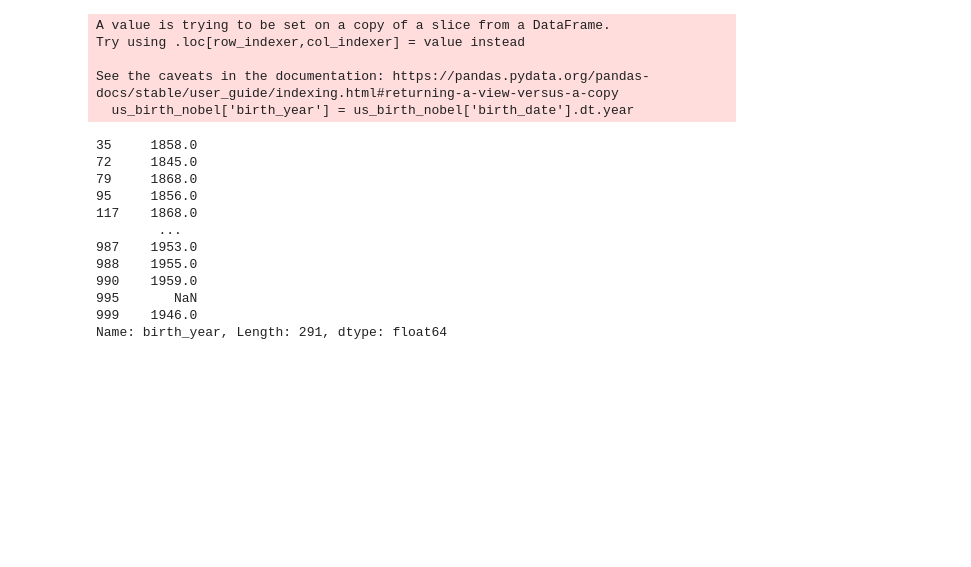
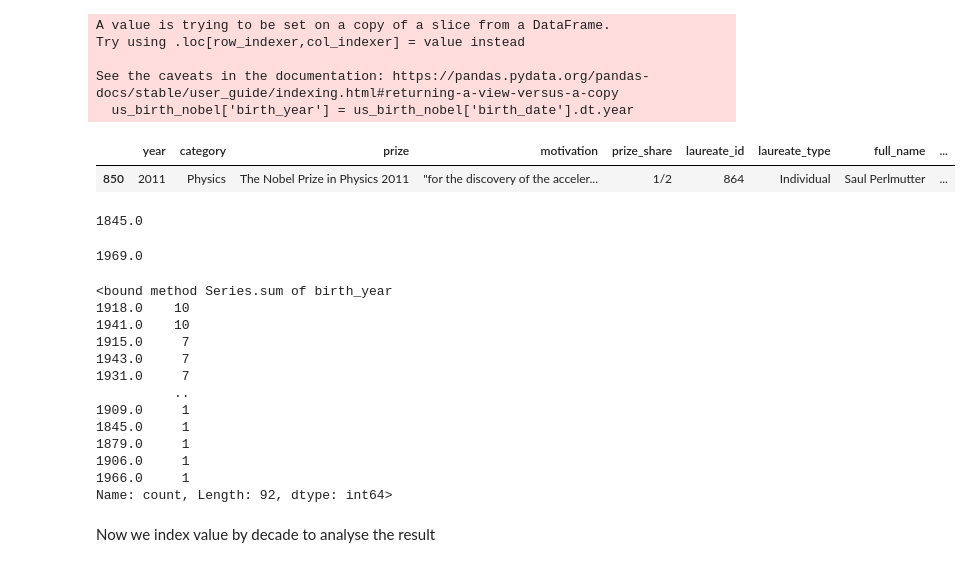
Before and after one commit to Mnr04/Data_Bootcamps_Projects, a Jupyter notebook: Visualizing_Nobel_Prize_Winners.ipynb, the cells around one changed output. Saved outputs shown, nothing was run; the diff lists cells and outputs as text; code cells hidden in the pictures; blank space fills up the shorter version.

```diff
--- a/Visualizing_Nobel_Prize_Winners.ipynb
+++ b/Visualizing_Nobel_Prize_Winners.ipynb
@@ -158,18 +156,12 @@ Try using .loc[row_indexer,col_indexer] = value instead
 
 See the caveats in the documentation: https://pandas.pydata.org/pandas-docs/stable/user_guide/indexing.html#returning-a-view-versus-a-copy
   us_birth_nobel['birth_year'] = us_birth_nobel['birth_date'].dt.year
+# %%
+us_birth_nobel[us_birth_nobel["birth_year"].isna()]
+# %% [output]
+|  | year | category | prize | motivation | prize_share | laureate_id | laureate_type | full_name | ... |
+| 850 | 2011 | Physics | The Nobel Prize in Physics 2011 | "for the discovery of the acceler... | 1/2 | 864 | Individual | Saul Perlmutter | ... |
 # %%
-us_birth_nobel['birth_year']
+us_birth_nobel['birth_year'].min()
 # %% [output]
-35     1858.0
-72     1845.0
-79     1868.0
-95     1856.0
-117    1868.0
-        ...
-987    1953.0
-988    1955.0
-990    1959.0
-995       NaN
-999    1946.0
-Name: birth_year, Length: 291, dtype: float64
+1845.0
@@ -177,0 +168,22 @@ Name: birth_year, Length: 291, dtype: float64
+# %%
+us_birth_nobel['birth_year'].max()
+# %% [output]
+1969.0
+# %%
+us_birth_nobel["birth_year"].value_counts().sum
+# %% [output]
+<bound method Series.sum of birth_year
+1918.0    10
+1941.0    10
+1915.0     7
+1943.0     7
+1931.0     7
+          ..
+1909.0     1
+1845.0     1
+1879.0     1
+1906.0     1
+1966.0     1
+Name: count, Length: 92, dtype: int64>
+# %% [markdown]
+Now we index value by decade to analyse the result
```
Also changed, not shown: parts of 20 cells of this notebook.
